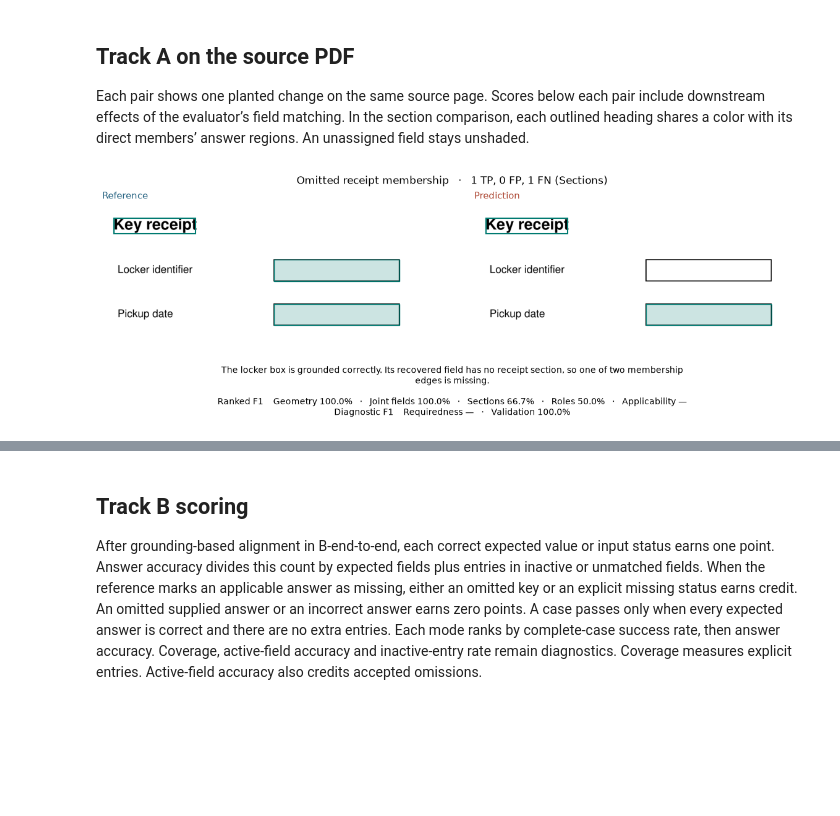
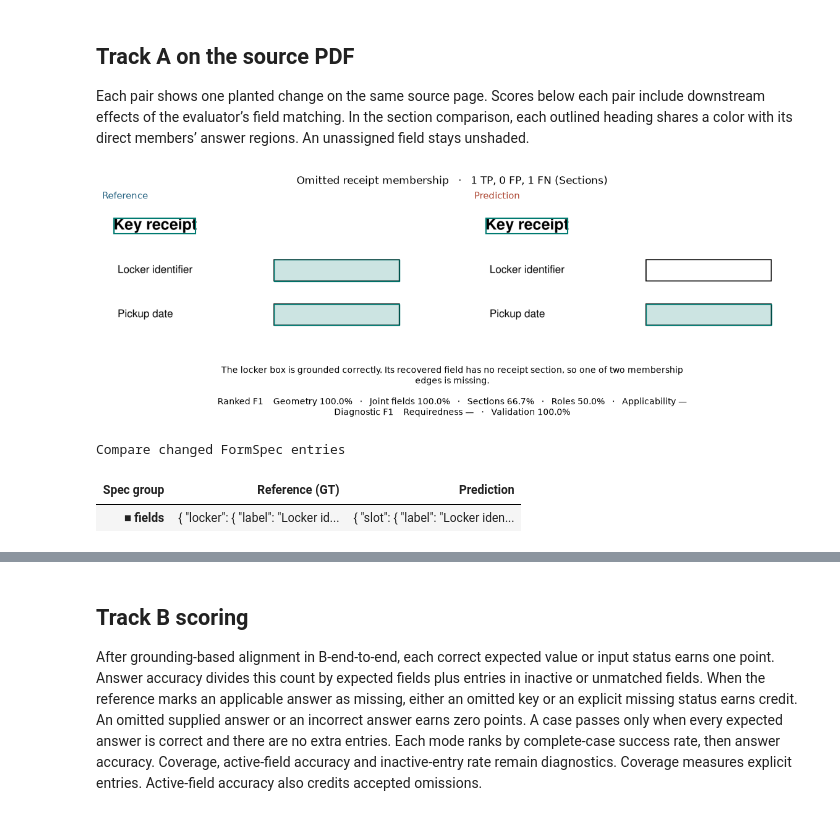
Before and after one commit to globalforms/metric-pilot, a Jupyter notebook: GlobalForms-locker-review.ipynb, the cells around one changed output, grey strips where cells are left out. Saved outputs shown, nothing was run; the diff lists cells and outputs as text; code cells hidden in the pictures; blank space fills up the shorter version.

```diff
--- a/GlobalForms-locker-review.ipynb
+++ b/GlobalForms-locker-review.ipynb
@@ -10,8 +10,14 @@ import os
 import re
 from pathlib import Path
 
+from IPython.display import HTML, Markdown, display
+
 from globalforms.fixtures import load_review, read_page
-from globalforms.metrics import SCORER_VERSION, f1, track_a, track_b
+from globalforms.spec_view import formspec_html
+from globalforms.metrics import (
+    SCORER_VERSION, TrackAFlag, TrackBFlag, f1,
+    track_a, track_a_flags, track_b, track_b_flags,
+)
 
 review_path = Path(os.environ.get("GLOBALFORMS_FIXTURE", "fixtures/incident/review.json")).resolve()
 review = load_review(review_path)
@@ -19,6 +25,22 @@ review_spec = review.reference
 reference = review_spec.model_dump(exclude_unset=True)
 output_dir = Path("output") / review_path.parent.name
 print(f"Reviewing {review_path.parent.name}/{review_path.name} · page {review.page}")
+
+def show_spec_changes(reference_spec, predicted_spec):
+    comparison = formspec_html(reference_spec, predicted_spec, changed_only=True)
+    display(HTML(f"<details><summary>Compare changed FormSpec entries</summary>{comparison}</details>"))
+
+
+def show_flag_matrix(flag_type, cases, *, accuracy=()):
+    if not cases:
+        return
+    titles = [title.replace("|", "&#124;") for title, _ in cases]
+    rows = [["Flag", *titles], ["---"] * (len(titles) + 1)]
+    for flag in flag_type:
+        rows.append([flag.label, *(str(int(flags[flag])) for _, flags in cases)])
+    if accuracy:
+        rows.append(["Answer accuracy", *accuracy])
+    display(Markdown("\n".join("| " + " | ".join(row) + " |" for row in rows)))
 # %% [output]
 Reviewing locker/review.json · page 2
 # %%
@@ -71,41 +110,47 @@ plot_dir = output_dir / "track-a"
 plot_dir.mkdir(parents=True, exist_ok=True)
 
 (plot_dir / "ground-truth.json").write_text(json.dumps(reference, indent=2, ensure_ascii=False) + "\n")
-component_names = {"geometry": "Geometry", "fields": "Joint fields", "sections": "Sections",
-                   "roles": "Roles", "rules": "Applicability"}
+recovery_flags = []
 
 def format_score(label, counts):
     value = f1(counts)
     return f"{label} {value:.1%}" if value is not None else f"{label} —"
 
 
 for index, case in enumerate(review.track_a, start=1):
     layer = case.layer
     prediction = case.spec
     candidate = prediction.model_dump(exclude_unset=True)
     predicted = page_marks(prediction, page, default_role=default_role)
     figure = compare_layer(gold_marks, predicted, layer, page_size, image=paper, crop=viewport)
     if case.inspect_regions:
         ref_region, pred_region = case.inspect_regions
         original = next(m for m in gold_marks if m.region_id == ref_region and m.layer == layer)
         shifted = next(m for m in predicted if m.region_id == pred_region and m.layer == layer)
         ref_ioa, pred_ioa = draw_region_pair(figure.axes[1], original, shifted)
         figure.axes[1].set_xlabel(f"Coverage: reference {ref_ioa:.0%}, prediction {pred_ioa:.0%}")
         print(f"Region coverage: reference {ref_ioa:.0%}, prediction {pred_ioa:.0%}")
     scores, diagnostics = track_a(candidate, reference, default_role=default_role)
     tp, fp, fn = scores[layer]
     title = case.title or layer.title()
-    figure.suptitle(f"{title}   ·   {tp} TP, {fp} FP, {fn} FN ({component_names[layer]})")
+    flags = track_a_flags(scores, diagnostics)
+    recovery_flags.append((title, flags))
+    figure.suptitle(f"{title}   ·   {tp} TP, {fp} FP, {fn} FN ({TrackAFlag(layer).label})")
 
-    ranked = "   ·   ".join(format_score(label, scores[key]) for key, label in component_names.items())
-    diagnostic = "   ·   ".join(format_score(key.title(), diagnostics[key]) for key in ("requiredness", "validation"))
+    ranked = "   ·   ".join(format_score(TrackAFlag(key).label, counts) for key, counts in scores.items())
+    diagnostic = "   ·   ".join(format_score(flag.label, diagnostics[flag])
+                              for flag in (TrackAFlag.REQUIREDNESS, TrackAFlag.VALIDATION))
     caption = fill(case.explanation, width=108)
     figure.supxlabel(f"{caption}\n\nRanked F1    {ranked}\nDiagnostic F1    {diagnostic}", fontsize=10)
     stem = f"{index:02d}-{layer}"
     figure.savefig(plot_dir / f"{stem}.png", dpi=160, facecolor="white", bbox_inches="tight")
     (plot_dir / f"{stem}.predicted.json").write_text(json.dumps(candidate, indent=2, ensure_ascii=False) + "\n")
     (plot_dir / f"{stem}.scores.json").write_text(json.dumps(
-        {"scorer_version": SCORER_VERSION, "components": scores, "diagnostics": diagnostics}, indent=2) + "\n")
+        {"scorer_version": SCORER_VERSION, "components": scores, "diagnostics": diagnostics, "flags": flags}, indent=2) + "\n")
     plt.show()
+    show_spec_changes(review_spec, prediction)
 # %% [output]
 [figure]
+Compare changed FormSpec entries
+| Spec group | Reference (GT) | Prediction |
+| ■ fields | { "locker": { "label": "Locker id... | { "slot": { "label": "Locker iden... |
```
Also changed, not shown: parts of 6 cells of this notebook, 8 other files.
